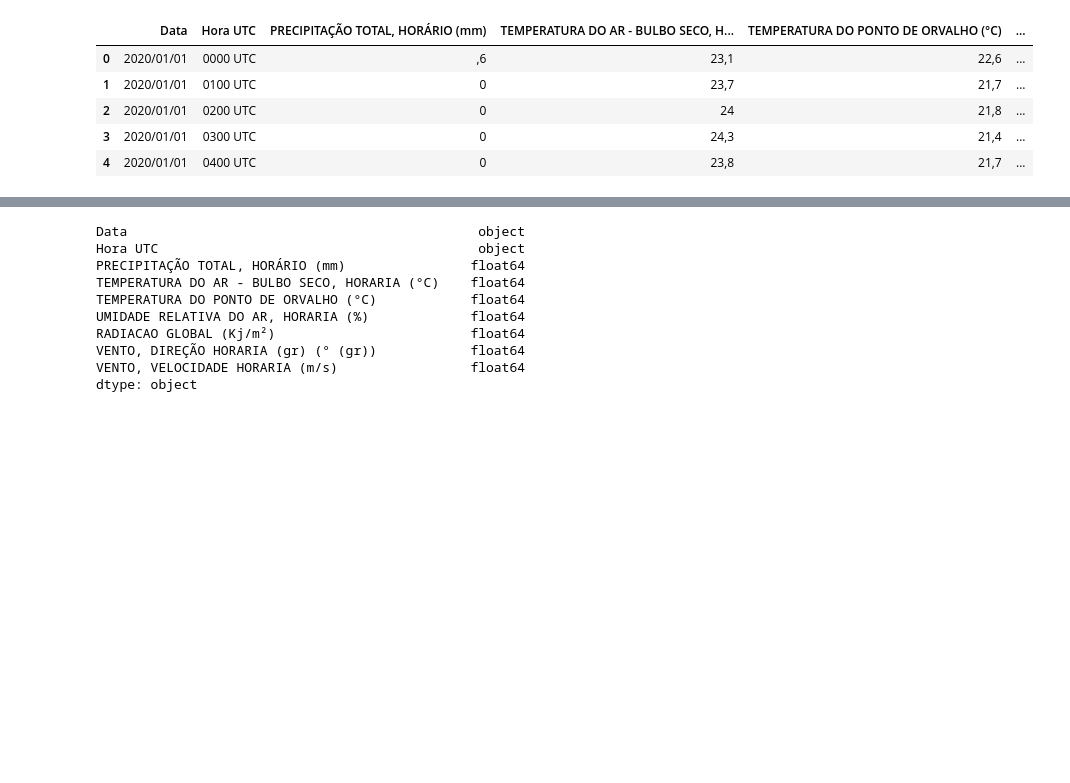
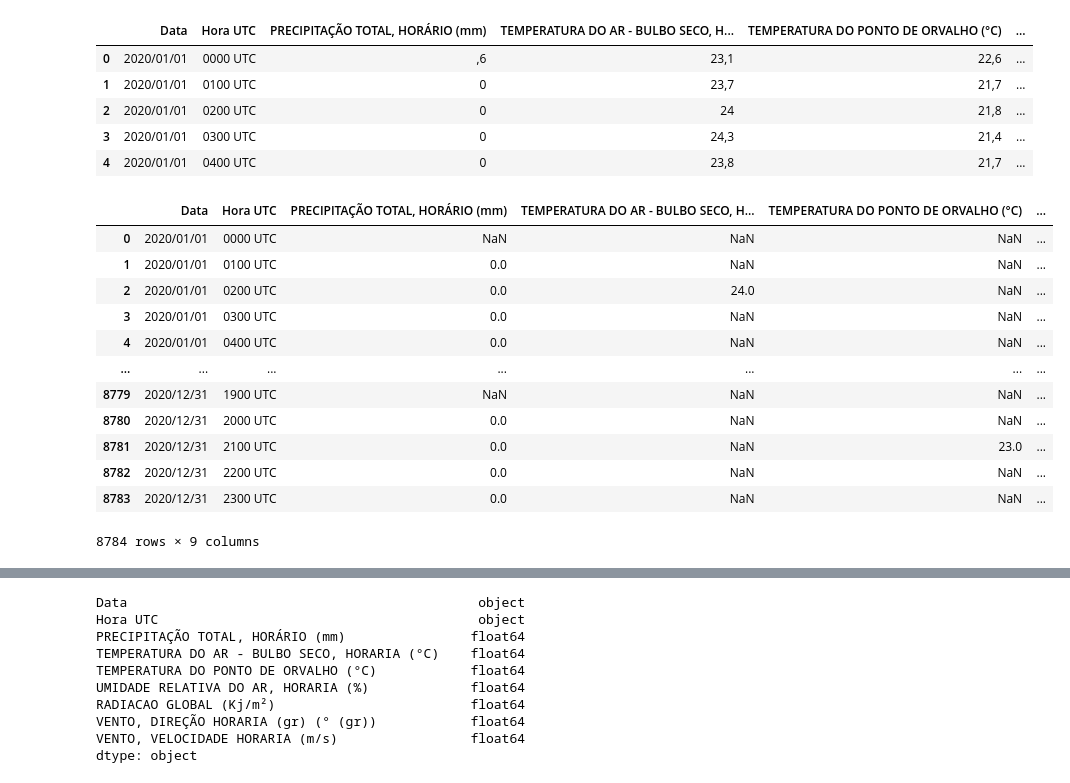
Before and after one commit to reprograma/on35-python-s13-projeto-guiado-II, a Jupyter notebook: exercicios/projeto-guiado/projeto_leticia_vidal.ipynb, the cells around one changed output, grey strips where cells are left out. Drawn from its saved outputs; the diff is of its cells as text; code cells hidden in the pictures; blank space fills up the shorter version.

```diff
--- a/exercicios/projeto-guiado/projeto_leticia_vidal.ipynb
+++ b/exercicios/projeto-guiado/projeto_leticia_vidal.ipynb
@@ -97,3 +153,19 @@ df['TEMPERATURA DO AR - BULBO SECO, HORARIA (°C)'] = pd.to_numeric(df['TEMPERAT
 df['TEMPERATURA DO PONTO DE ORVALHO (°C)'] = pd.to_numeric(df['TEMPERATURA DO PONTO DE ORVALHO (°C)'], errors='coerce')
 df['RADIACAO GLOBAL (Kj/m²)'] = pd.to_numeric(df['RADIACAO GLOBAL (Kj/m²)'], errors='coerce')
 df['VENTO, VELOCIDADE HORARIA (m/s)'] = pd.to_numeric(df['VENTO, VELOCIDADE HORARIA (m/s)'], errors='coerce')
+# %%
+df
+# %% [output]
+|  | Data | Hora UTC | PRECIPITAÇÃO TOTAL, HORÁRIO (mm) | TEMPERATURA DO AR - BULBO SECO, H... | TEMPERATURA DO PONTO DE ORVALHO (°C) | ... |
+| 0 | 2020/01/01 | 0000 UTC | NaN | NaN | NaN | ... |
+| 1 | 2020/01/01 | 0100 UTC | 0.0 | NaN | NaN | ... |
+| 2 | 2020/01/01 | 0200 UTC | 0.0 | 24.0 | NaN | ... |
+| 3 | 2020/01/01 | 0300 UTC | 0.0 | NaN | NaN | ... |
+| 4 | 2020/01/01 | 0400 UTC | 0.0 | NaN | NaN | ... |
+| ... | ... | ... | ... | ... | ... | ... |
+| 8779 | 2020/12/31 | 1900 UTC | NaN | NaN | NaN | ... |
+| 8780 | 2020/12/31 | 2000 UTC | 0.0 | NaN | NaN | ... |
+| 8781 | 2020/12/31 | 2100 UTC | 0.0 | NaN | 23.0 | ... |
+| 8782 | 2020/12/31 | 2200 UTC | 0.0 | NaN | NaN | ... |
+| 8783 | 2020/12/31 | 2300 UTC | 0.0 | NaN | NaN | ... |
+8784 rows × 9 columns
```
Also changed, not shown: parts of 2 cells of this notebook, 1 other file.
